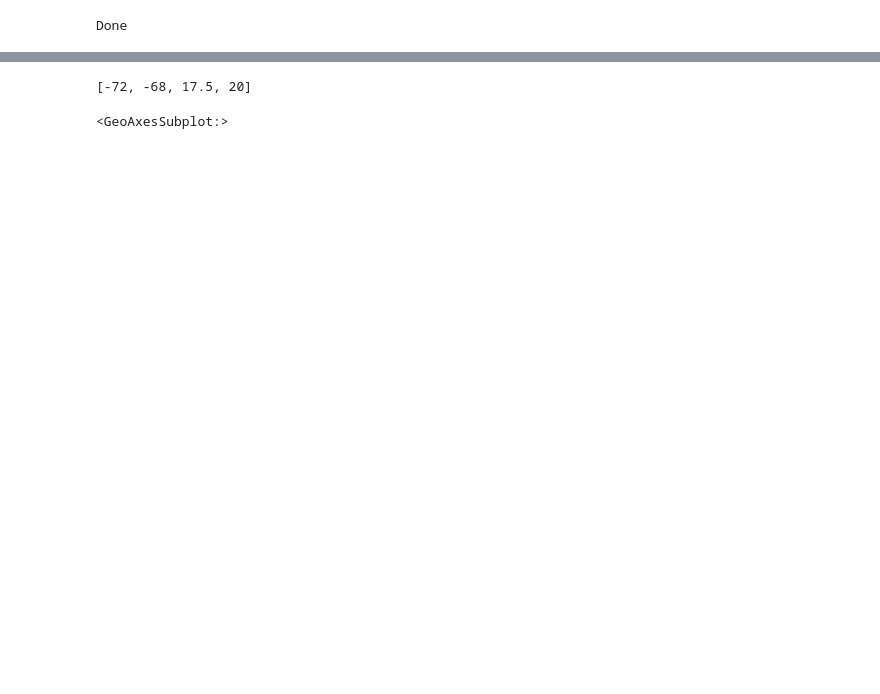
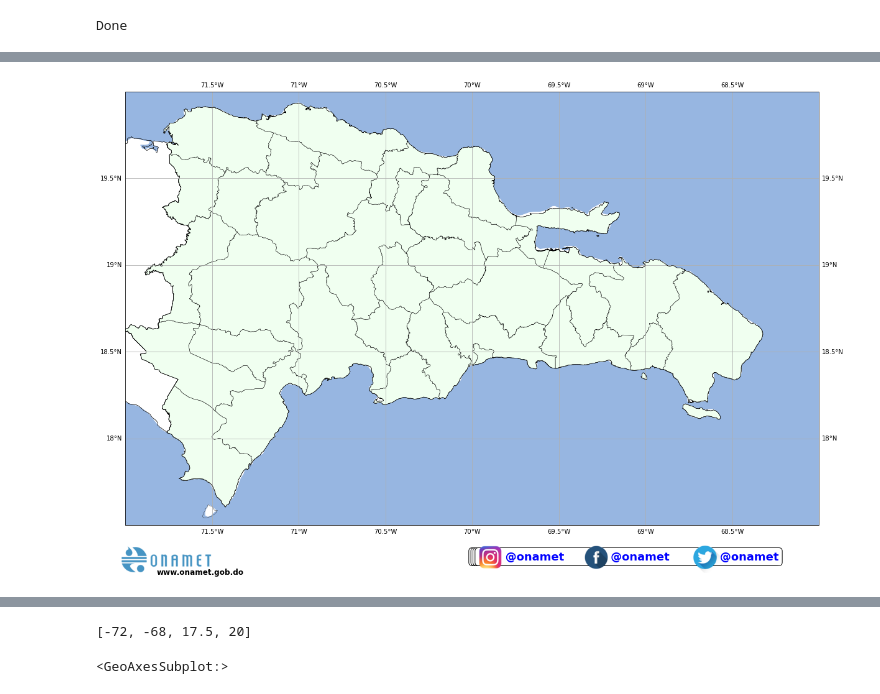
Before and after one commit to jmedinah09/UnidataProjects, a Jupyter notebook: tropical_cyclone_plot_project/downloader_bot_backup.ipynb, the cells around one changed output, grey strips where cells are left out. Drawn from its saved outputs; the diff is of its cells as text; code cells hidden in the pictures; blank space fills up the shorter version.

```diff
--- a/tropical_cyclone_plot_project/downloader_bot_backup.ipynb
+++ b/tropical_cyclone_plot_project/downloader_bot_backup.ipynb
@@ -363,0 +387,52 @@ NameError: name 'scale_bar' is not defined
+# %%
+fig = plt.figure(figsize=(20, 20))
+#fig.set_transform(t = 'transAxes')
+ax  = plt.subplot(1, 1, 1, projection = map_crs)
+
+ax.set_extent([-72, -68, 17.5, 20])
+ax.add_feature(cfeat.OCEAN.with_scale('10m'))
+
+grid_lines = ax.gridlines(draw_labels=True, auto_inline=False)
+
+# grid_lines.xformatter = LONGITUDE_FORMATTER
+# grid_lines.yformatter = LATITUDE_FORMATTER
+
+ax.add_geometries(hispaniola_gdf['geometry'], crs=data_crs, facecolor='none',
+            edgecolor='black', linewidth=0.5, alpha=0.7)
+ax.add_geometries(limite_gdf['geometry'], crs=data_crs, facecolor='none',
+            edgecolor='black', linewidth=1, alpha=0.7)
+ax.add_geometries(silueta_haiti_gdf['geometry'], crs=data_crs, facecolor='none',
+            edgecolor='black', linewidth=0.5)
+ax.add_geometries(silueta_rd_gdf['geometry'], crs=data_crs, facecolor='none',
+            edgecolor='black', linewidth=0.5, zorder = 10)
+ax.add_geometries(PROVINCIAS_gdf['geometry'], crs=data_crs, facecolor='honeydew',
+            edgecolor='black', linewidth=0.5)
+
+
+logo = imread('../onamet-150X43.png')
+#tr = fig.set_transform(t='transAxes')
+fig.figimage(logo, 40, 13, zorder=100)
+x = 615
+y = 18
+logo = imread('../iglogo40x40.png')
+fig.figimage(logo, x, y, zorder=100)
+logo = imread('../fblogo40x40.png')
+fig.figimage(logo, x+170, y, zorder=100)
+logo = imread('../ttlogo50x50.png')
+fig.figimage(logo, x+340, y-5, zorder=100)
+
+props = dict(boxstyle='round', facecolor='white', alpha=1)
+xtxt = [0.500, 0.503, 0.506, 0.509]
+ytxt = -0.06
+text = '       @onamet            @onamet             @onamet'
+for x in xtxt:
+    ax.text(x, ytxt, text, transform=ax.transAxes, fontsize=18, verticalalignment='top', bbox=props,
+        weight = 'bold', color = 'blue')
+xtxt = 0.045
+ytxt = -0.1
+text = 'www.onamet.gob.do'
+ax.text(xtxt, ytxt, text, transform=ax.transAxes, fontsize=12, verticalalignment='top',
+        weight = 'bold', color = 'black')
+ax.tick_params(axis="y",direction="in", pad=-100)
+# %% [output]
+[figure, added]
```
Also changed, not shown: parts of 8 cells of this notebook, 10 other files.
